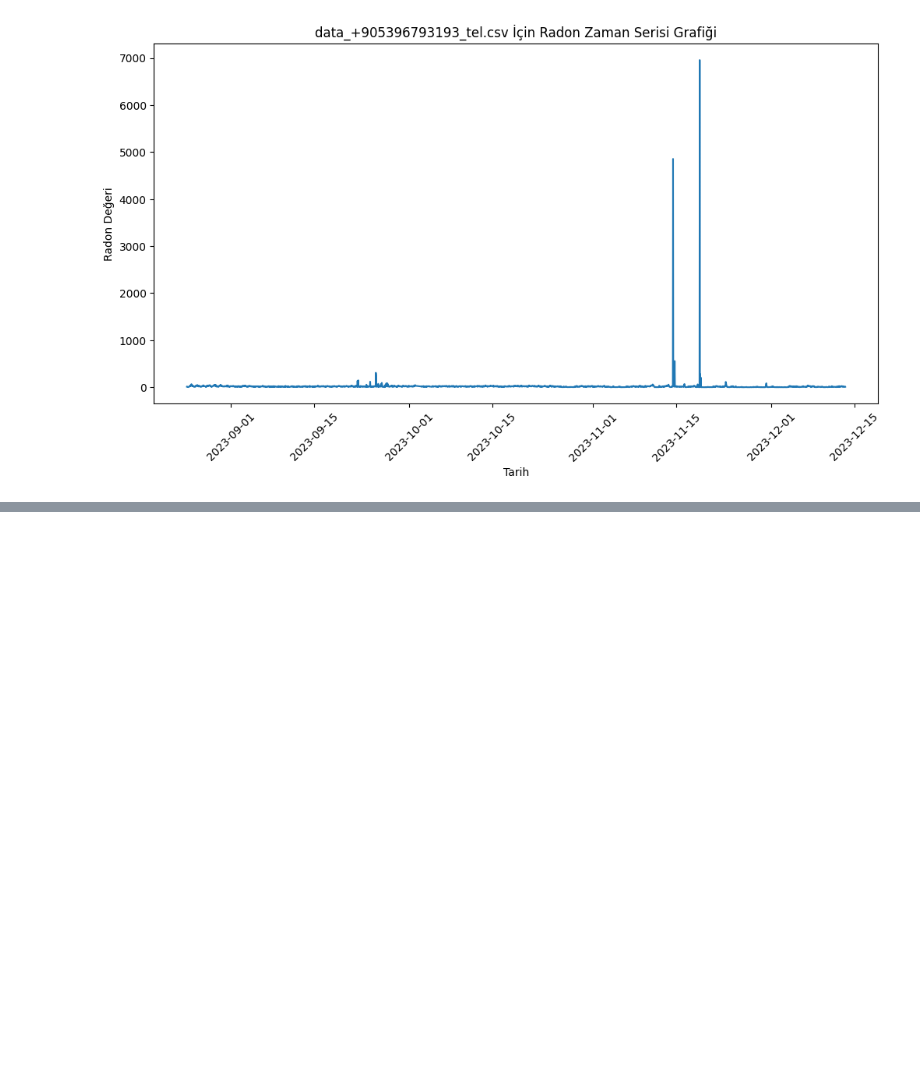
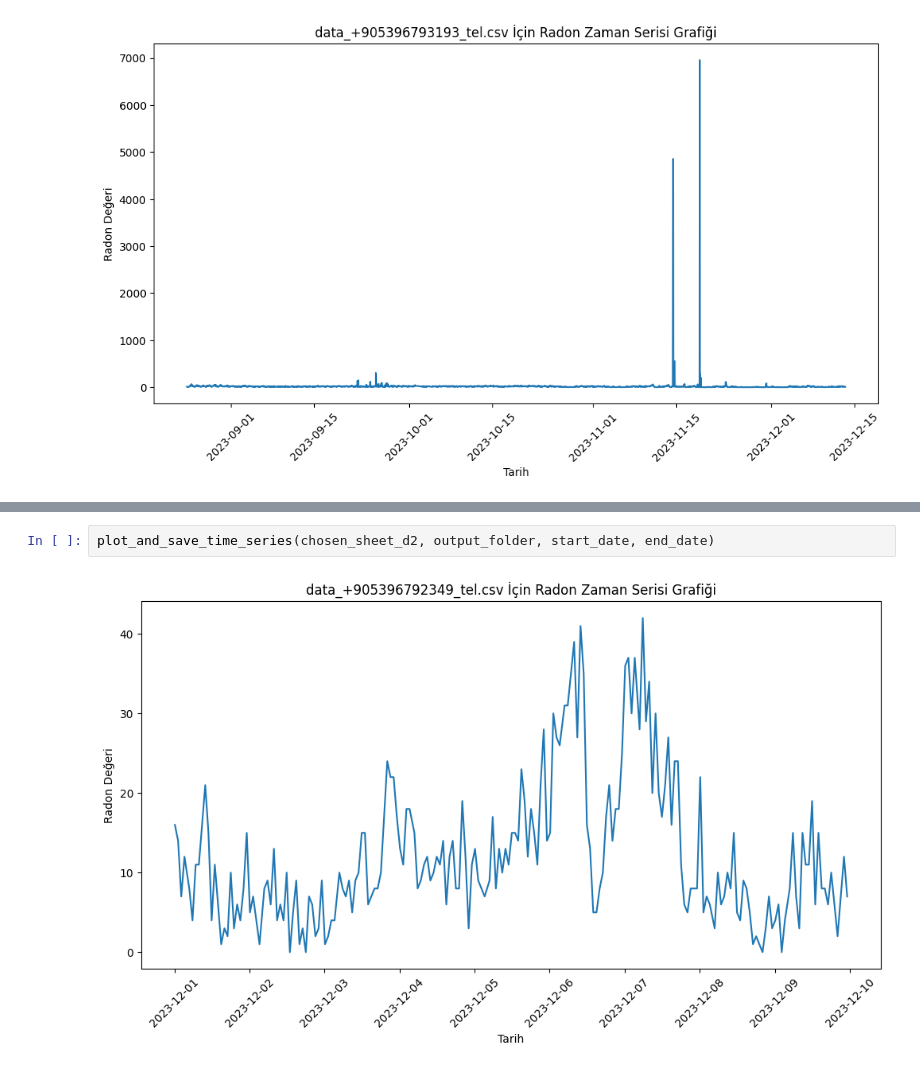
Before and after one commit to beriaacan/Radon-Analysis-with-Deep-Learning-Algorithms, a Jupyter notebook: 2_Data_Analysis.ipynb, the cells around one changed output, grey strips where cells are left out. Saved outputs shown, nothing was run; the diff lists cells and outputs as text; blank space fills up the shorter version.

```diff
--- a/2_Data_Analysis.ipynb
+++ b/2_Data_Analysis.ipynb
@@ -170,0 +228,4 @@ for sheet in chosen_sheets:
+# %%
+plot_and_save_time_series(chosen_sheet_d2, output_folder, start_date, end_date)
+# %% [output]
+[figure, added]
```
Also changed, not shown: parts of 6 cells of this notebook.
